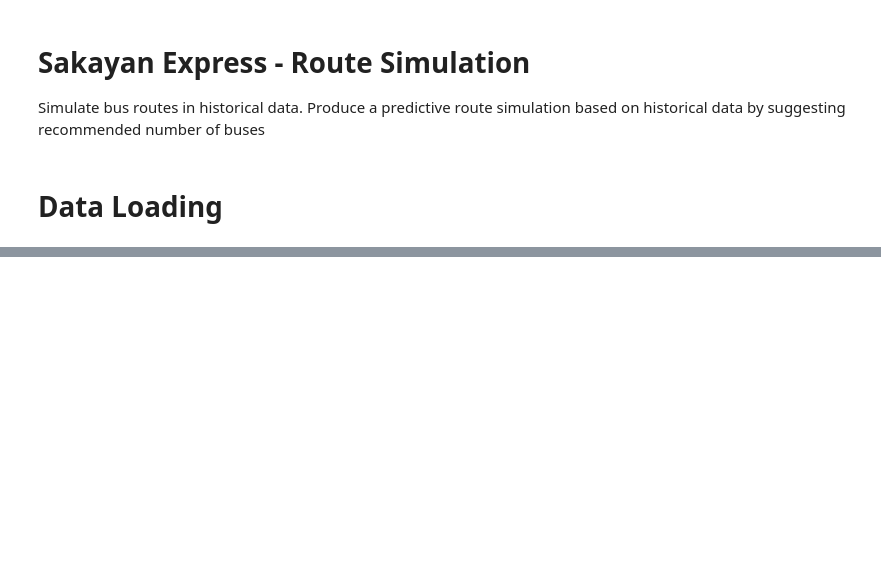
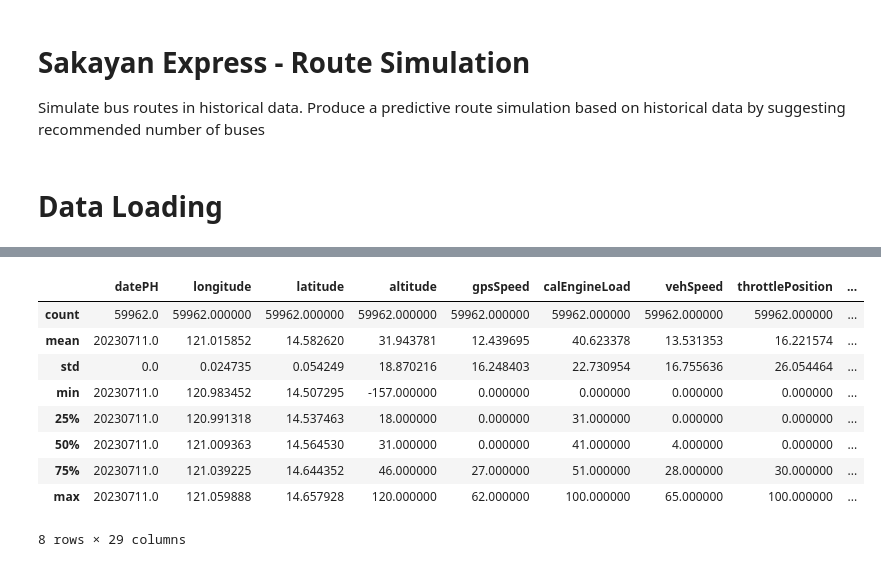
Before and after one commit to machiwao/pjdsc-optima-prime-sakayan-express, a Jupyter notebook: SakayanExpress_RouteSimulation.ipynb, the cells around one changed output, grey strips where cells are left out. Cells and saved outputs as stored; diff of their text form; code cells hidden in the pictures; blank space fills up the shorter version.

```diff
--- a/SakayanExpress_RouteSimulation.ipynb
+++ b/SakayanExpress_RouteSimulation.ipynb
@@ -52,0 +90,13 @@ Delos_Reyes_0728_url = "https://raw.githubusercontent.com/machiwao/pjdsc-optima-
+# %%
+df.describe()
+# %% [output]
+|  | datePH | longitude | latitude | altitude | gpsSpeed | calEngineLoad | vehSpeed | throttlePosition | ... |
+| count | 59962.0 | 59962.000000 | 59962.000000 | 59962.000000 | 59962.000000 | 59962.000000 | 59962.000000 | 59962.000000 | ... |
+| mean | 20230711.0 | 121.015852 | 14.582620 | 31.943781 | 12.439695 | 40.623378 | 13.531353 | 16.221574 | ... |
+| std | 0.0 | 0.024735 | 0.054249 | 18.870216 | 16.248403 | 22.730954 | 16.755636 | 26.054464 | ... |
+| min | 20230711.0 | 120.983452 | 14.507295 | -157.000000 | 0.000000 | 0.000000 | 0.000000 | 0.000000 | ... |
+| 25% | 20230711.0 | 120.991318 | 14.537463 | 18.000000 | 0.000000 | 31.000000 | 0.000000 | 0.000000 | ... |
+| 50% | 20230711.0 | 121.009363 | 14.564530 | 31.000000 | 0.000000 | 41.000000 | 4.000000 | 0.000000 | ... |
+| 75% | 20230711.0 | 121.039225 | 14.644352 | 46.000000 | 27.000000 | 51.000000 | 28.000000 | 30.000000 | ... |
+| max | 20230711.0 | 121.059888 | 14.657928 | 120.000000 | 62.000000 | 100.000000 | 65.000000 | 100.000000 | ... |
+8 rows × 29 columns
```
Also changed, not shown: parts of 5 cells of this notebook.
